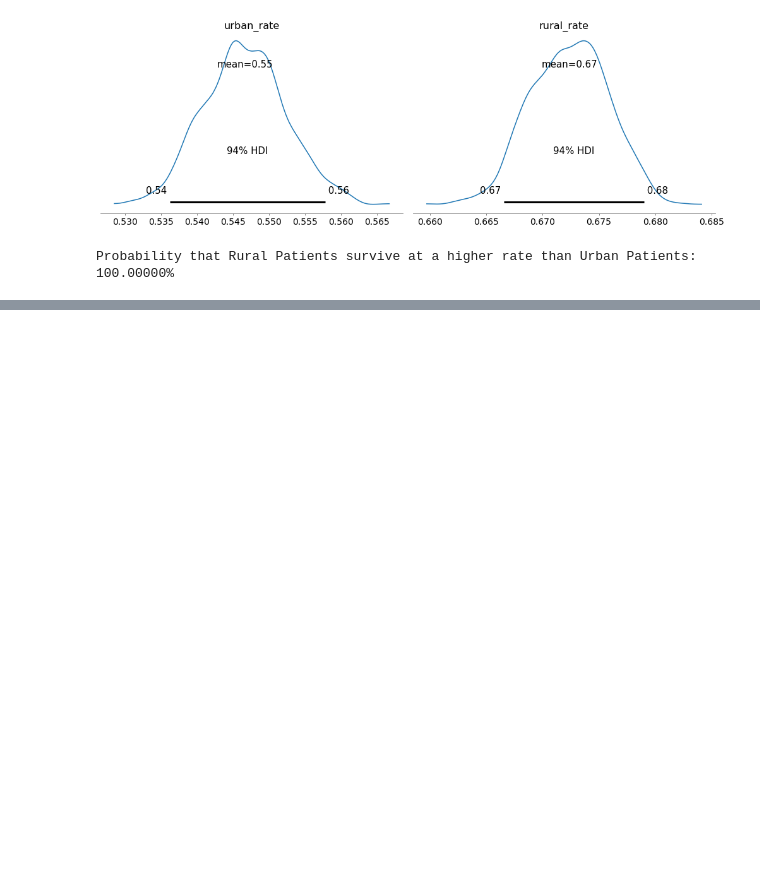
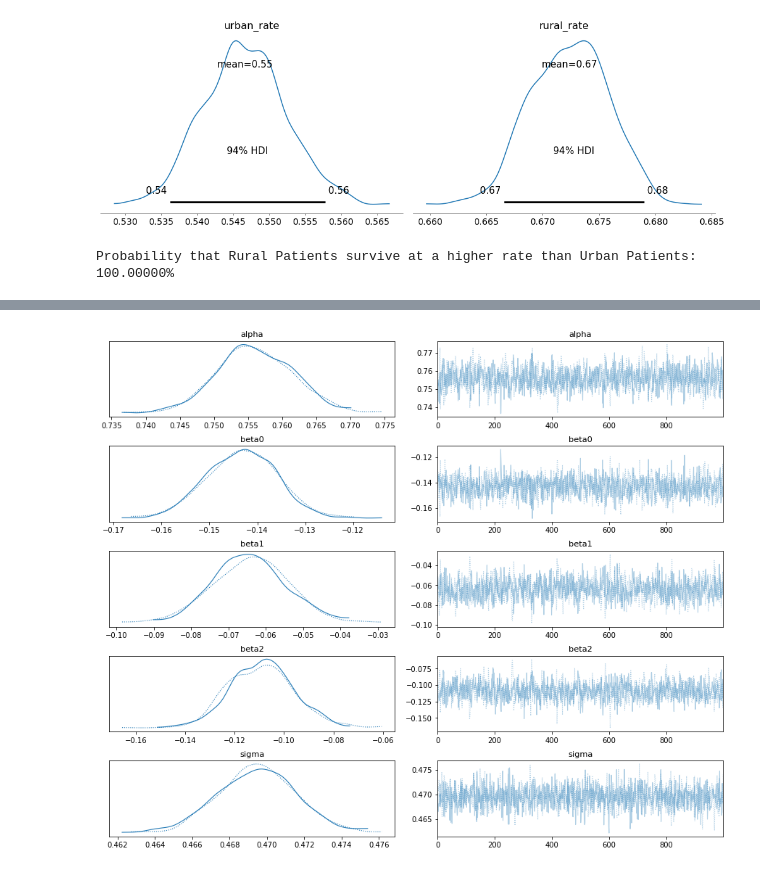
Before and after one commit to jrizcallah/bayesian_ab_testing, a Jupyter notebook: bayesian_AB_test.ipynb, the cells around one changed output, grey strips where cells are left out. Drawn from its saved outputs; the diff is of its cells as text; code cells hidden in the pictures; blank space fills up the shorter version.

```diff
--- a/bayesian_AB_test.ipynb
+++ b/bayesian_AB_test.ipynb
@@ -119,0 +124,23 @@ Probability that Rural Patients survive at a higher rate than Urban Patients: 10
+# %%
+mult_data = data[['Patient_Smoker', 'Patient_Rural_Urban', 'Survived_1_year']].copy()
+mult_data['smoker'] = [0 if i == 'NO' else 1 for i in mult_data['Patient_Smoker'] ]
+mult_data['urban'] = [0 if i == 'RURAL' else 1 for i in mult_data['Patient_Rural_Urban']]
+smoker = mult_data['smoker'].values
+urban = mult_data['urban'].values
+survived = mult_data['Survived_1_year'].values
+
+with pm.Model():
+  # priors
+  alpha = pm.Normal('alpha', 0, 1)
+  beta0 = pm.Normal('beta0', 0, 1)
+  beta1 = pm.Normal('beta1', 0, 1)
+  beta2 = pm.Normal('beta2', 0, 1)
+  sigma = pm.HalfNormal("sigma", 1)
+
+
+  # model
+  mu = alpha + beta0*smoker + beta1*urban + beta2*smoker*urban
+  y = pm.Normal("y", mu, sigma, observed=survived)
+
+  # sample
+  trace = pm.sample(return_inferencedata=True)
@@ -119,0 +155,4 @@ Probability that Rural Patients survive at a higher rate than Urban Patients: 10
+# %%
+az.plot_trace(trace);
+# %% [output]
+[figure, added]
```
Also changed, not shown: parts of 7 cells of this notebook.
